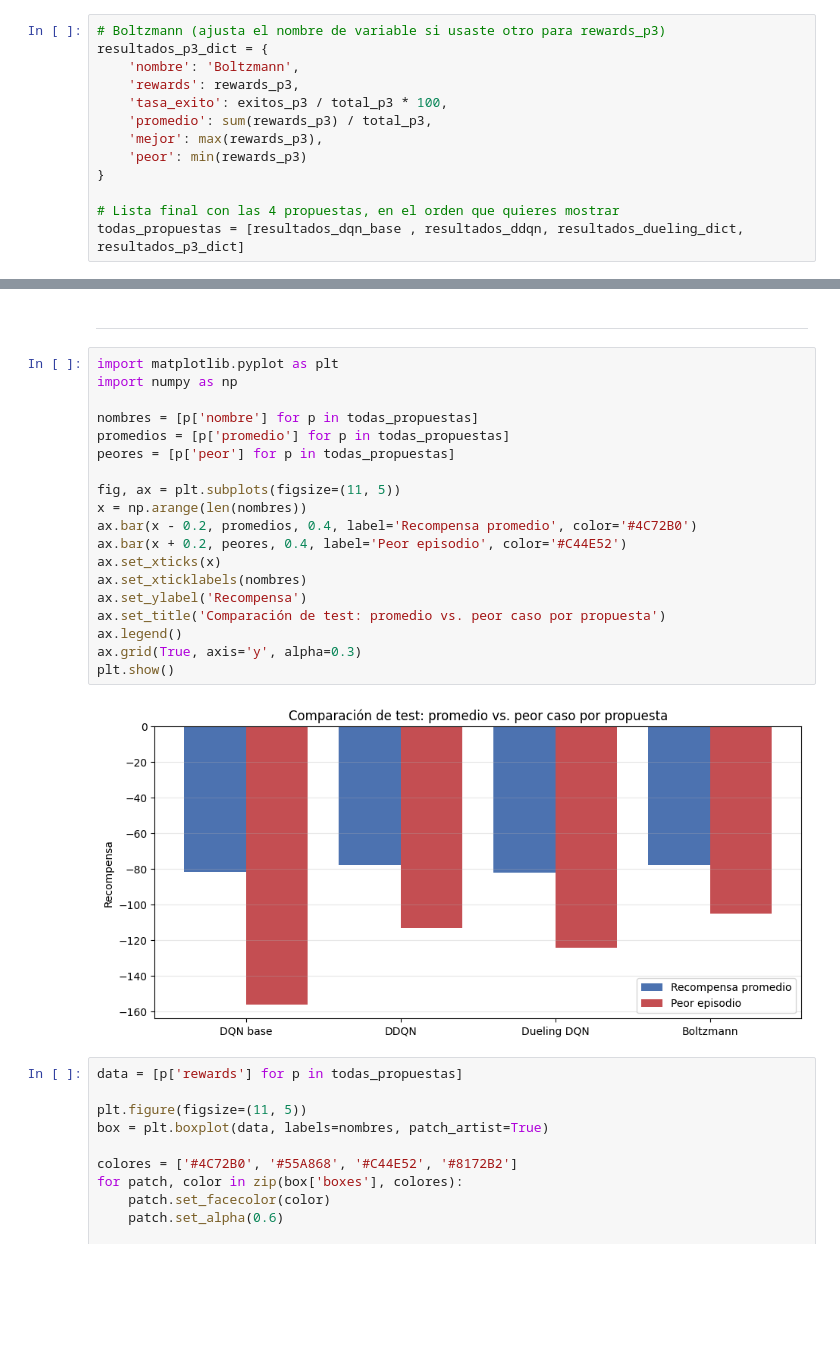
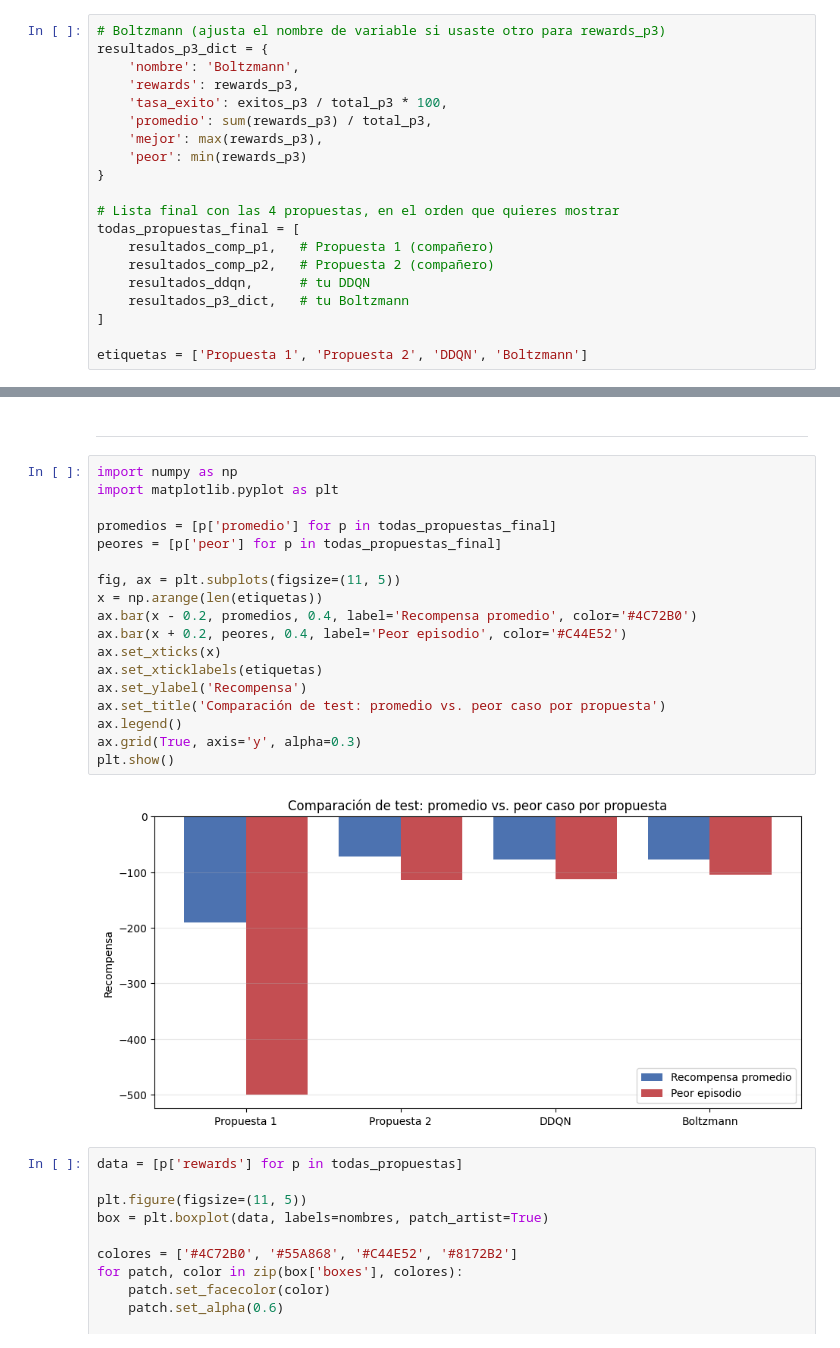
Before and after one commit to kevinsoto772/08MIAR-Proyecto-RL, a Jupyter notebook: Proyecto_práctico DG.ipynb, the cells around one changed output, grey strips where cells are left out. Drawn from its saved outputs; the diff is of its cells as text; blank space fills up the shorter version.

```diff
--- a/Proyecto_práctico DG.ipynb
+++ b/Proyecto_práctico DG.ipynb
@@ -774,32 +774,38 @@ resultados_p3_dict = {
 }
 
 # Lista final con las 4 propuestas, en el orden que quieres mostrar
-todas_propuestas = [resultados_dqn_base , resultados_ddqn, resultados_dueling_dict, resultados_p3_dict]
+todas_propuestas_final = [
+    resultados_comp_p1,   # Propuesta 1 (compañero)
+    resultados_comp_p2,   # Propuesta 2 (compañero)
+    resultados_ddqn,      # tu DDQN
+    resultados_p3_dict,   # tu Boltzmann
+]
+
+etiquetas = ['Propuesta 1', 'Propuesta 2', 'DDQN', 'Boltzmann']
 # %% [markdown]
 3. Justificación de los parámetros seleccionados y de los resultados obtenidos
 # %% [markdown]
 ---
 # %%
+import numpy as np
 import matplotlib.pyplot as plt
-import numpy as np
 
-nombres = [p['nombre'] for p in todas_propuestas]
-promedios = [p['promedio'] for p in todas_propuestas]
-peores = [p['peor'] for p in todas_propuestas]
+promedios = [p['promedio'] for p in todas_propuestas_final]
+peores = [p['peor'] for p in todas_propuestas_final]
 
 fig, ax = plt.subplots(figsize=(11, 5))
-x = np.arange(len(nombres))
+x = np.arange(len(etiquetas))
 ax.bar(x - 0.2, promedios, 0.4, label='Recompensa promedio', color='#4C72B0')
 ax.bar(x + 0.2, peores, 0.4, label='Peor episodio', color='#C44E52')
 ax.set_xticks(x)
-ax.set_xticklabels(nombres)
+ax.set_xticklabels(etiquetas)
 ax.set_ylabel('Recompensa')
 ax.set_title('Comparación de test: promedio vs. peor caso por propuesta')
 ax.legend()
 ax.grid(True, axis='y', alpha=0.3)
 plt.show()
 # %% [output]
-[figure, old version]
+[figure, new version]
 # %%
 data = [p['rewards'] for p in todas_propuestas]
 
```
Also changed, not shown: parts of 8 cells of this notebook.
